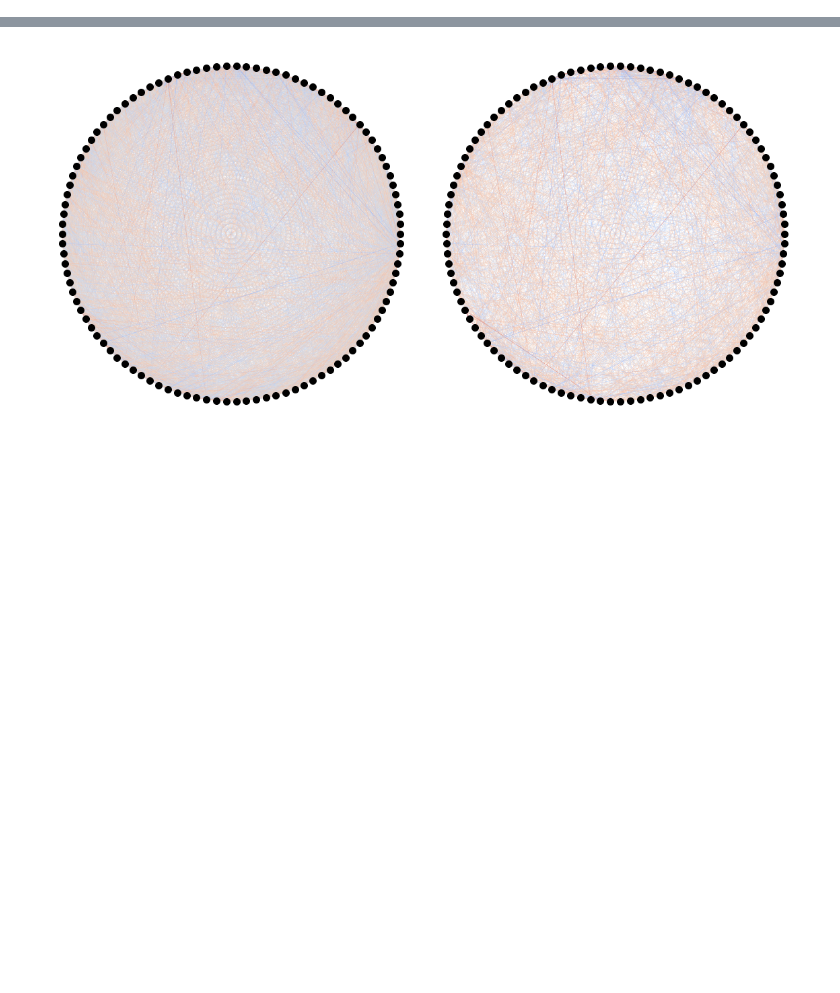
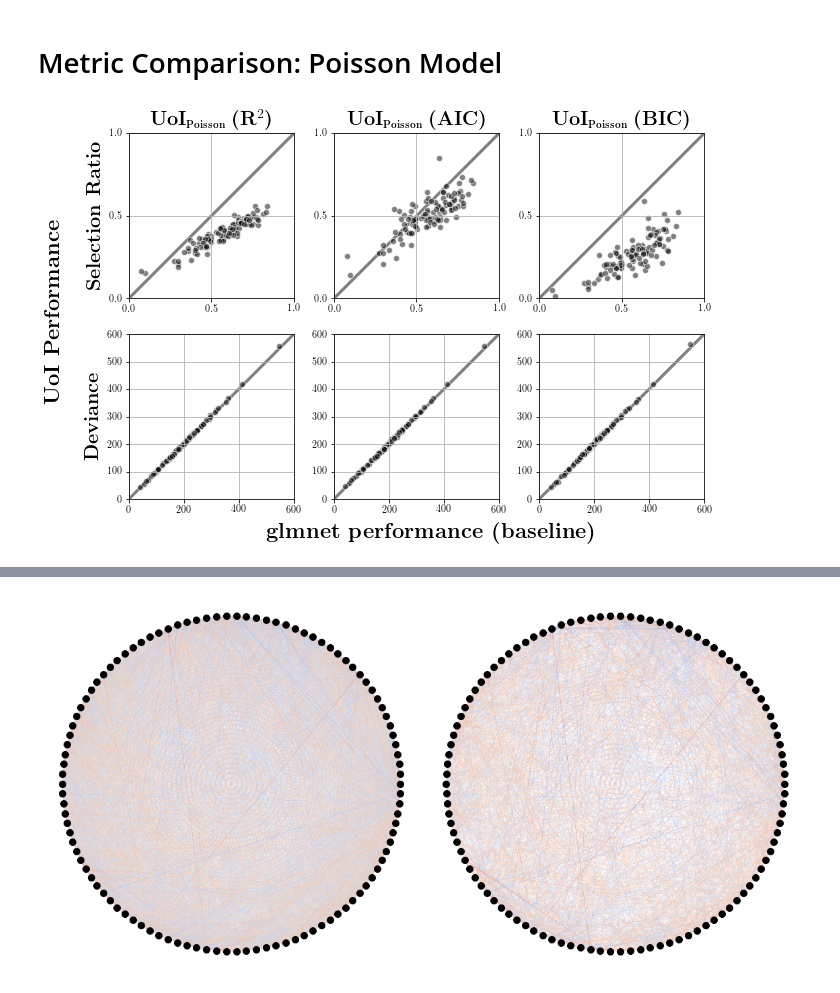
Before and after one commit to BouchardLab/neuroinference, a Jupyter notebook: notebooks/coupling/pvc11_coupling_analysis.ipynb, the cells around one changed output, grey strips where cells are left out. Saved outputs shown, nothing was run; the diff lists cells and outputs as text; code cells hidden in the pictures; blank space fills up the shorter version.

Commit message:
updates to utilities, coupling, and classification

```diff
--- a/notebooks/coupling/pvc11_coupling_analysis.ipynb
+++ b/notebooks/coupling/pvc11_coupling_analysis.ipynb
@@ -12,0 +16,4 @@ from utils import plot_coupling_grid
+# %%
+results_paths = [os.path.join(os.environ['HOME'],
+                              'fits/uoineuro/coupling/pvc11/pvc11_' + monkey + '_coupling_poisson.h5')
+                 for monkey in monkeys]
@@ -12,0 +23,2 @@ from utils import plot_coupling_grid
+# %% [markdown]
+# Metric Comparison: Poisson Model
@@ -12,0 +29,66 @@ from utils import plot_coupling_grid
+# %%
+fig, axes = plot_metric_summary(baseline_group=baselines[0],
+                                fits_groups=algorithms[0],
+                                metrics=['selection_ratio', 'deviances_test'])
+
+# additional customizations #
+
+# first row: selection ratio
+for idx in range(3):
+    ax = axes[0, idx]
+    ax.set_xlim([0, 1])
+    ax.set_ylim(ax.get_xlim())
+    ax.plot(ax.get_xlim(), ax.get_xlim(),
+            color='gray',
+            linewidth=3,
+            zorder=-1)
+    ax.set_aspect('equal')
+    ax.set_xticks([0, 0.5, 1])
+    ax.set_yticks([0, 0.5, 1])
+    ax.grid('on')
+
+# second row: r2
+for idx in range(3):
+    ax = axes[1, idx]
+    ax.set_xlim([0, 600])
+    ax.set_ylim(ax.get_xlim())
+    ax.plot(ax.get_xlim(), ax.get_xlim(),
+            color='gray',
+            linewidth=3,
+            zorder=-1)
+    ax.set_aspect('equal')
+    ax.grid('on')
+
+for ax in axes.ravel():
+    ax.tick_params(labelsize=10)
+
+axes[0, 0].set_ylabel(r'\textbf{Selection Ratio}', fontsize=20)
+axes[1, 0].set_ylabel(r'\textbf{Deviance}', fontsize=20)
+
+
+axes[0, 0].set_title(r'\textbf{UoI}$_{\normalsize\textbf{Poisson}}$ \textbf{(}$\mathbf{R}^2$\textbf{)}',
+                     fontsize=20)
+axes[0, 1].set_title(r'\textbf{UoI}$_{\normalsize\textbf{Poisson}}$ \textbf{(AIC)}',
+                     fontsize=20)
+axes[0, 2].set_title(r'\textbf{UoI}$_{\normalsize\textbf{Poisson}}$ \textbf{(BIC)}',
+                     fontsize=20)
+
+fig.text(
+    x=0.55, y=-0.01,
+    s=r'\textbf{glmnet performance (baseline)}',
+    fontsize=22,
+    horizontalalignment='center',
+    verticalalignment='center')
+
+fig.text(
+    x=-0.03, y=0.5,
+    s=r'\textbf{UoI Performance}',
+    fontsize=22,
+    rotation=90,
+    horizontalalignment='center',
+    verticalalignment='center')
+
+plt.tight_layout()
+plt.savefig('pvc11_monkey1_coupling_poisson_metric_summary.pdf', bbox_inches='tight')
+# %% [output]
+[figure, added]
```
Also changed, not shown: parts of 24 cells of this notebook, 3 other files.
